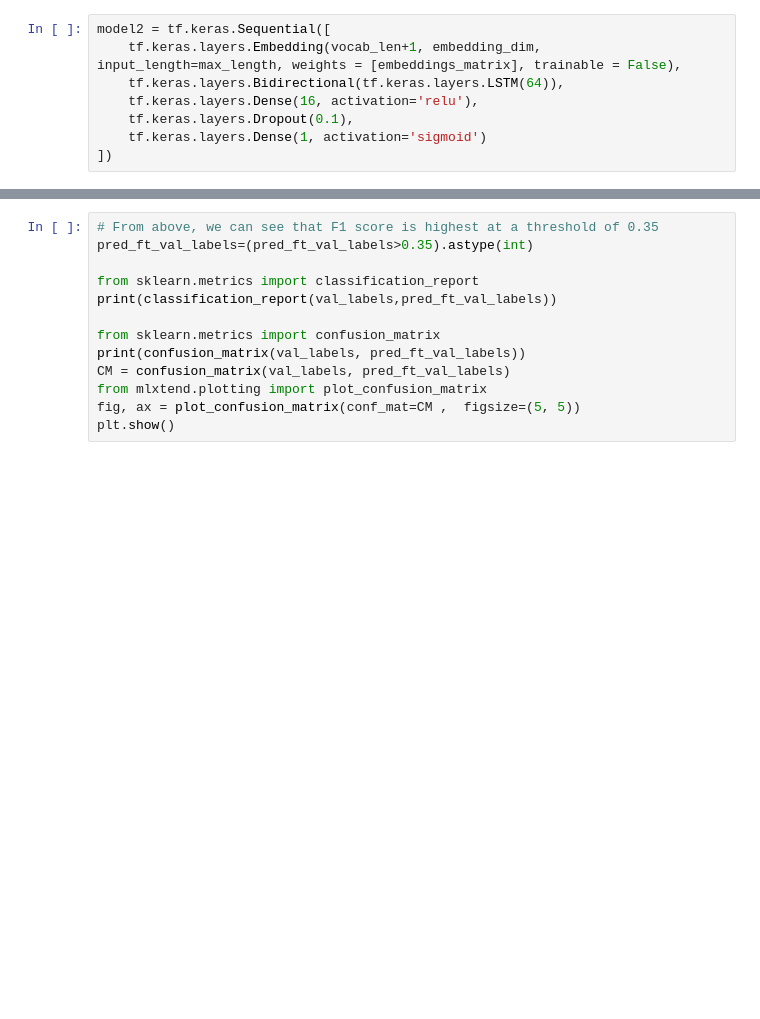
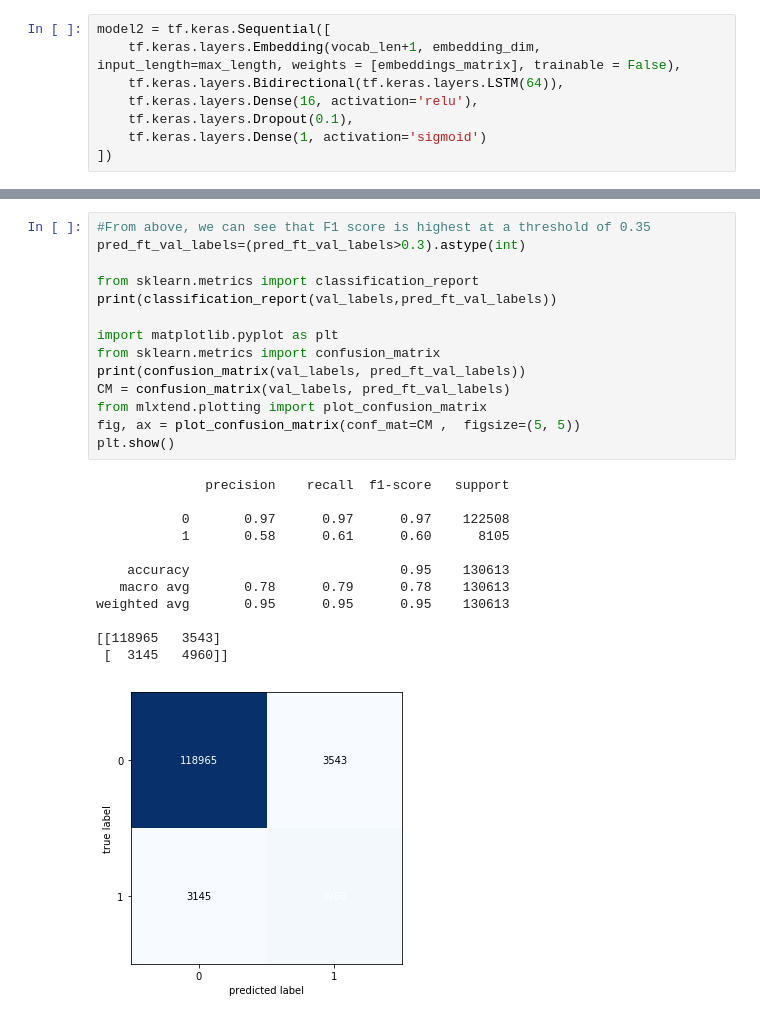
Before and after one commit to manashpratim/Quora-Insincere-Questions-Classification, a Jupyter notebook: Quora_Insincere_Questions_Classification.ipynb, the cells around one changed output, grey strips where cells are left out. Cells and saved outputs as stored; diff of their text form; blank space fills up the shorter version.

```diff
--- a/Quora_Insincere_Questions_Classification.ipynb
+++ b/Quora_Insincere_Questions_Classification.ipynb
@@ -435,13 +454,27 @@ for thresh in np.arange(0.1, 0.5, 0.05):
 # %%
-# From above, we can see that F1 score is highest at a threshold of 0.35
-pred_ft_val_labels=(pred_ft_val_labels>0.35).astype(int)
+#From above, we can see that F1 score is highest at a threshold of 0.35
+pred_ft_val_labels=(pred_ft_val_labels>0.3).astype(int)
 
 from sklearn.metrics import classification_report
 print(classification_report(val_labels,pred_ft_val_labels))
 
+import matplotlib.pyplot as plt
 from sklearn.metrics import confusion_matrix
 print(confusion_matrix(val_labels, pred_ft_val_labels))
 CM = confusion_matrix(val_labels, pred_ft_val_labels)
 from mlxtend.plotting import plot_confusion_matrix
 fig, ax = plot_confusion_matrix(conf_mat=CM ,  figsize=(5, 5))
 plt.show()
+# %% [output]
+              precision    recall  f1-score   support
+
+           0       0.97      0.97      0.97    122508
+           1       0.58      0.61      0.60      8105
+
+    accuracy                           0.95    130613
+   macro avg       0.78      0.79      0.78    130613
+weighted avg       0.95      0.95      0.95    130613
+
+[[118965   3543]
+ [  3145   4960]]
+[figure, added]
```
Also changed, not shown: parts of 2 cells of this notebook.
